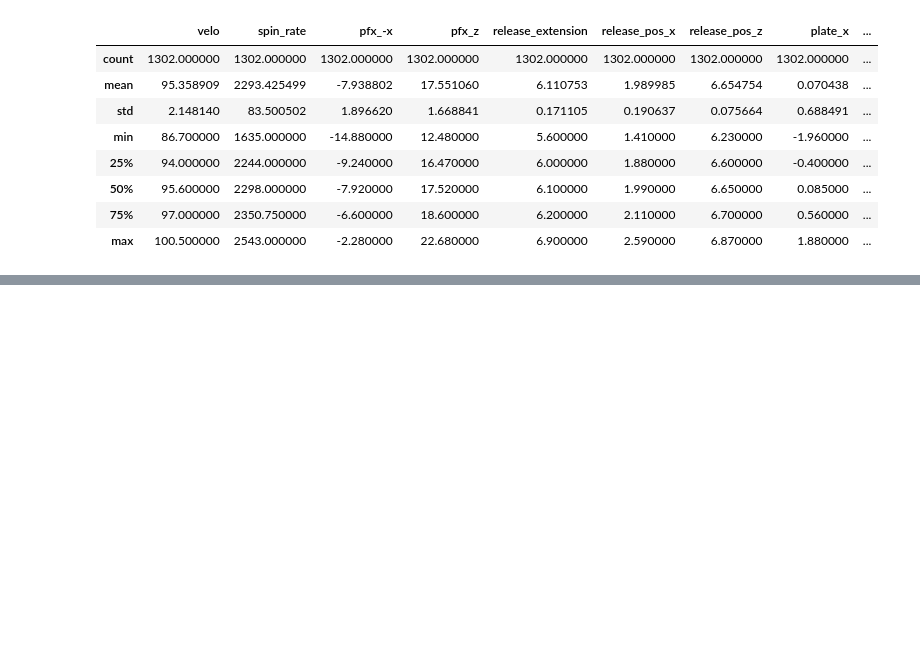
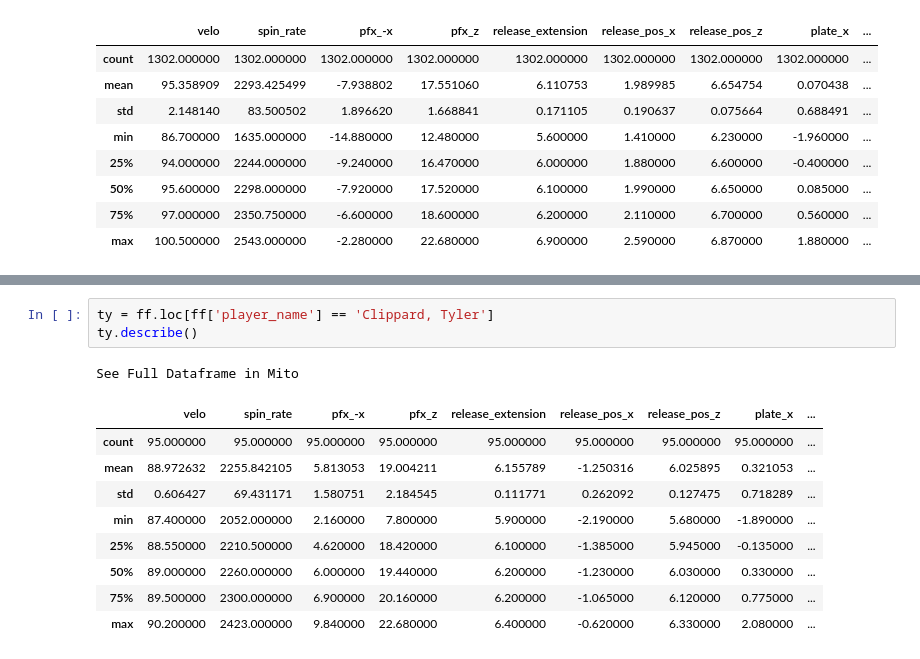
Before and after one commit to anthonyzurke/pitch-model, a Jupyter notebook: notebooks/cleaning-model.ipynb, the cells around one changed output, grey strips where cells are left out. Drawn from its saved outputs; the diff is of its cells as text; blank space fills up the shorter version.

```diff
--- a/notebooks/cleaning-model.ipynb
+++ b/notebooks/cleaning-model.ipynb
@@ -249,0 +281,14 @@ See Full Dataframe in Mito
+# %%
+ty = ff.loc[ff['player_name'] == 'Clippard, Tyler']
+ty.describe()
+# %% [output]
+See Full Dataframe in Mito
+|  | velo | spin_rate | pfx_-x | pfx_z | release_extension | release_pos_x | release_pos_z | plate_x | ... |
+| count | 95.000000 | 95.000000 | 95.000000 | 95.000000 | 95.000000 | 95.000000 | 95.000000 | 95.000000 | ... |
+| mean | 88.972632 | 2255.842105 | 5.813053 | 19.004211 | 6.155789 | -1.250316 | 6.025895 | 0.321053 | ... |
+| std | 0.606427 | 69.431171 | 1.580751 | 2.184545 | 0.111771 | 0.262092 | 0.127475 | 0.718289 | ... |
+| min | 87.400000 | 2052.000000 | 2.160000 | 7.800000 | 5.900000 | -2.190000 | 5.680000 | -1.890000 | ... |
+| 25% | 88.550000 | 2210.500000 | 4.620000 | 18.420000 | 6.100000 | -1.385000 | 5.945000 | -0.135000 | ... |
+| 50% | 89.000000 | 2260.000000 | 6.000000 | 19.440000 | 6.200000 | -1.230000 | 6.030000 | 0.330000 | ... |
+| 75% | 89.500000 | 2300.000000 | 6.900000 | 20.160000 | 6.200000 | -1.065000 | 6.120000 | 0.775000 | ... |
+| max | 90.200000 | 2423.000000 | 9.840000 | 22.680000 | 6.400000 | -0.620000 | 6.330000 | 2.080000 | ... |
```
Also changed, not shown: parts of 9 cells of this notebook, 2 other files.
